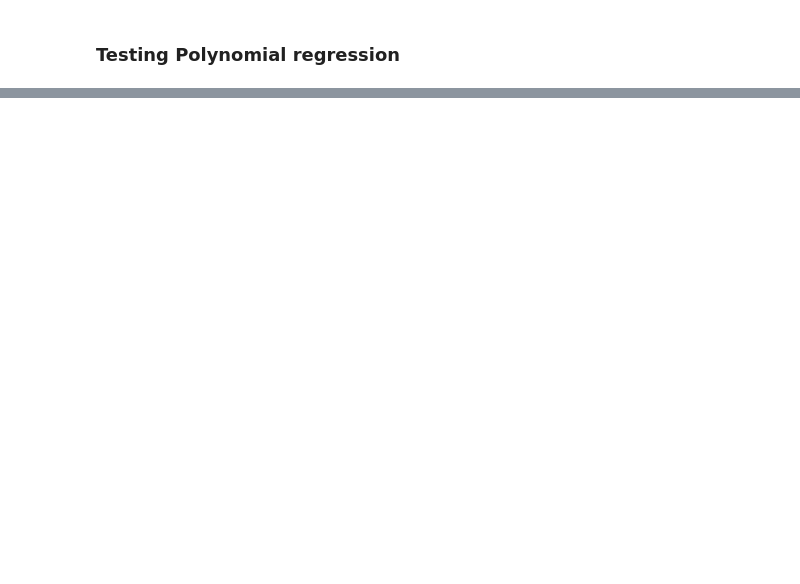
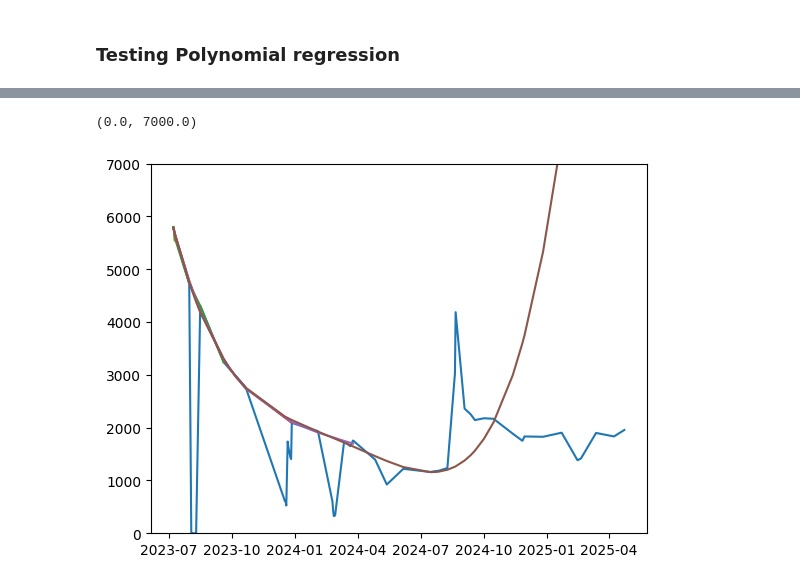
Before and after one commit to arsenenoc089/oil_well_test_monitoring_agents, a Jupyter notebook: 00_exploratory_data_analysis_DCA.ipynb, the cells around one changed output, grey strips where cells are left out. Cells and saved outputs as stored; diff of their text form; code cells hidden in the pictures; blank space fills up the shorter version.

```diff
--- a/00_exploratory_data_analysis_DCA.ipynb
+++ b/00_exploratory_data_analysis_DCA.ipynb
@@ -22,3 +22,4 @@ df.set_index(df['Date'], inplace=True)
 #Select well test columns
 df_subset = df[['Date', 'WT LIQ', 'WT THP', 'WT WCT', 'WT GL', 'WT Oil']].copy()
 df_subset.dropna(inplace = True)
+df_subset_og = df_subset.copy()
@@ -232,0 +210,23 @@ IndexError: list index out of range
+# %%
+
+# Try the polynomial prediction on future dates
+
+#predict the future - use original dataframe
+x_future = (df_subset_og['Date'] - df_subset_og['Date'].min()).dt.days
+x_future = x_future.values.reshape(-1, 1)
+x_future_poly = poly_model.fit_transform(x_future)
+y_future = lr_model.predict(x_future_poly)
+
+df_subset_og['poly_predicted'] = y_future
+
+#plt.plot(q_fit)
+plt.plot(df_subset_og['WT Oil'])
+plt.plot(prediction[1])
+plt.plot(prediction[2])
+plt.plot(prediction[3])
+plt.plot(prediction[4])
+plt.plot(df_subset_og['poly_predicted'])
+plt.ylim(0, 7000)
+# %% [output]
+(0.0, 7000.0)
+[figure, added]
```
Also changed, not shown: parts of 9 cells of this notebook.
